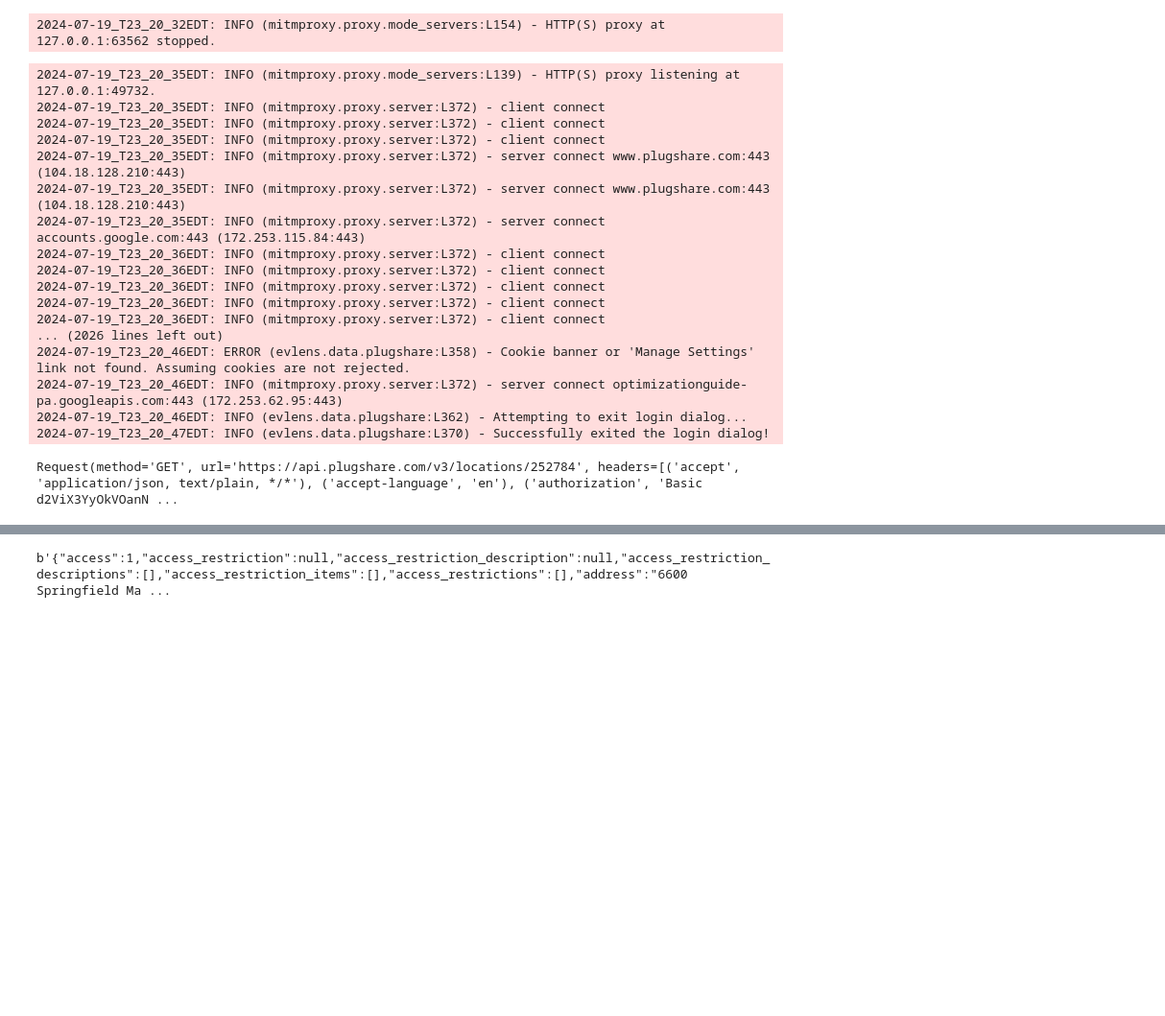
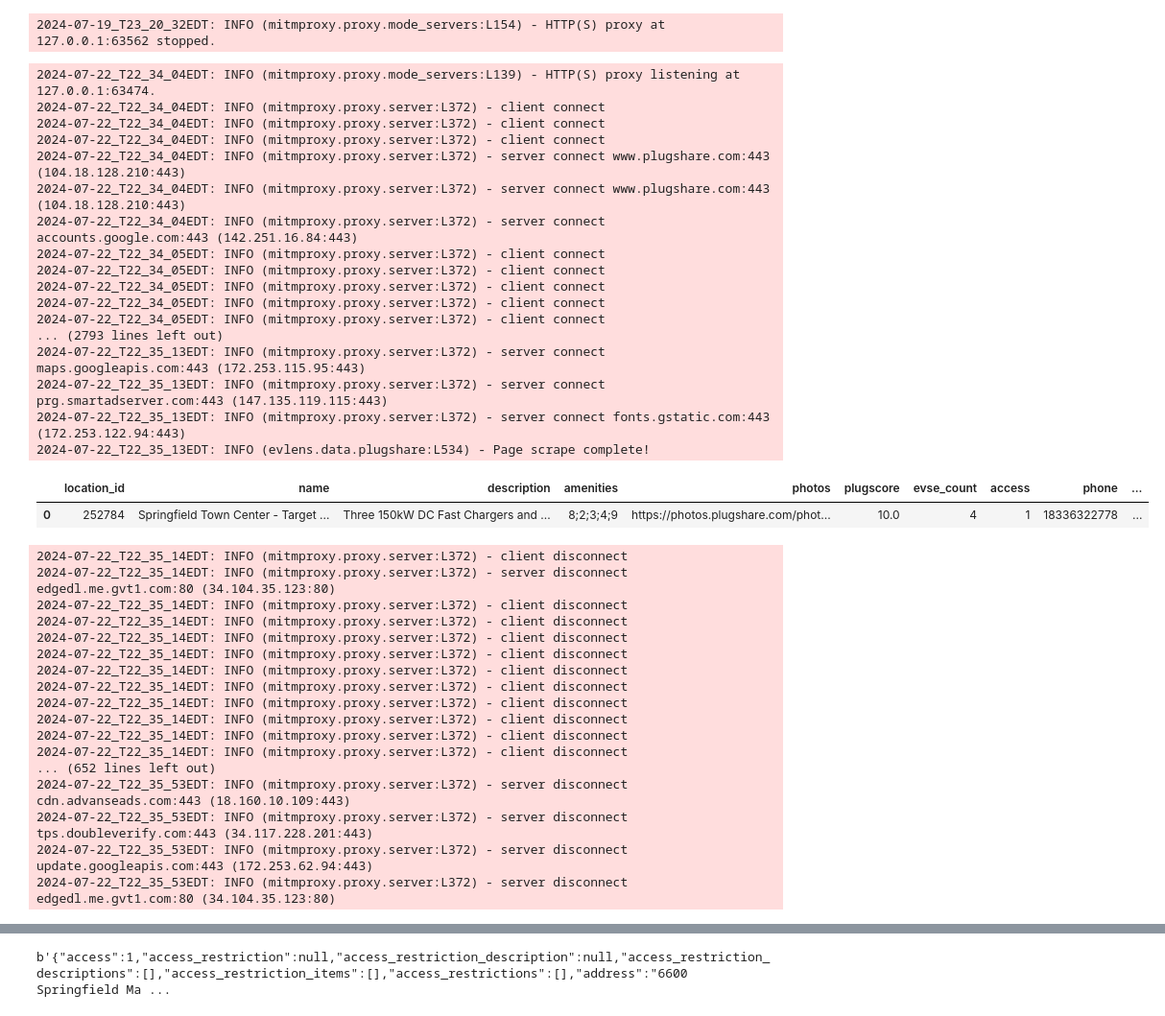
Before and after one commit to emigre459/evlens, a Jupyter notebook: notebooks/exploratory/0.1-DWRM-PlugshareScraping.ipynb, the cells around one changed output, grey strips where cells are left out. Shown at 96% size. Drawn from its saved outputs; the diff is of its cells as text; code cells hidden in the pictures; blank space fills up the shorter version.

Commit message:
Update MainMapScraper to use network packet API response instead of click-and-grab method

```diff
--- a/notebooks/exploratory/0.1-DWRM-PlugshareScraping.ipynb
+++ b/notebooks/exploratory/0.1-DWRM-PlugshareScraping.ipynb
@@ -161,45 +161,60 @@ s.driver.quit()
 # %%
 import nest_asyncio
 nest_asyncio.apply()
 
 s = MainMapScraper(
-        f"../../data/external/plugshare/07-19-2024/",
-        timeout=3,
-        progress_bars=True,
-        headless=False,
-        save_every=100
-    )
+    f"../../data/external/plugshare/07-19-2024/",
+    timeout=3,
+    progress_bars=True,
+    headless=False,
+    save_every=100
+)
 
 location_id = '252784'
-s.driver.get(f"https://www.plugshare.com/location/{location_id}")
-s.reject_all_cookies_dialog()
-s.exit_login_dialog()
+# s.driver.get(f"https://www.plugshare.com/location/{location_id}")
+# s.reject_all_cookies_dialog()
+# s.exit_login_dialog()
 
-r = s.driver.wait_for_request(
-    r'https://api.plugshare.com/v3/locations/' + location_id,
-    timeout=s.timeout
-)
-r
+df_station, df_checkins, df_evses = s.run([location_id])
+df_station
 
 # df = s._catch_api_response(location_id)
 # df.info()
 # df.head()
 # %% [output]
-2024-07-19_T23_20_35EDT: INFO (mitmproxy.proxy.mode_servers:L139) - HTTP(S) proxy listening at 127.0.0.1:49732.
-2024-07-19_T23_20_35EDT: INFO (mitmproxy.proxy.server:L372) - client connect
-2024-07-19_T23_20_35EDT: INFO (mitmproxy.proxy.server:L372) - client connect
-2024-07-19_T23_20_35EDT: INFO (mitmproxy.proxy.server:L372) - client connect
-2024-07-19_T23_20_35EDT: INFO (mitmproxy.proxy.server:L372) - server connect www.plugshare.com:443 (104.18.128.210:443)
-2024-07-19_T23_20_35EDT: INFO (mitmproxy.proxy.server:L372) - server connect www.plugshare.com:443 (104.18.128.210:443)
-2024-07-19_T23_20_35EDT: INFO (mitmproxy.proxy.server:L372) - server connect accounts.google.com:443 (172.253.115.84:443)
-2024-07-19_T23_20_36EDT: INFO (mitmproxy.proxy.server:L372) - client connect
-2024-07-19_T23_20_36EDT: INFO (mitmproxy.proxy.server:L372) - client connect
-2024-07-19_T23_20_36EDT: INFO (mitmproxy.proxy.server:L372) - client connect
-2024-07-19_T23_20_36EDT: INFO (mitmproxy.proxy.server:L372) - client connect
-2024-07-19_T23_20_36EDT: INFO (mitmproxy.proxy.server:L372) - client connect
-... (2026 lines left out)
-2024-07-19_T23_20_46EDT: ERROR (evlens.data.plugshare:L358) - Cookie banner or 'Manage Settings' link not found. Assuming cookies are not rejected.
-2024-07-19_T23_20_46EDT: INFO (mitmproxy.proxy.server:L372) - server connect optimizationguide-pa.googleapis.com:443 (172.253.62.95:443)
-2024-07-19_T23_20_46EDT: INFO (evlens.data.plugshare:L362) - Attempting to exit login dialog...
-2024-07-19_T23_20_47EDT: INFO (evlens.data.plugshare:L370) - Successfully exited the login dialog!
+2024-07-22_T22_34_04EDT: INFO (mitmproxy.proxy.mode_servers:L139) - HTTP(S) proxy listening at 127.0.0.1:63474.
+2024-07-22_T22_34_04EDT: INFO (mitmproxy.proxy.server:L372) - client connect
+2024-07-22_T22_34_04EDT: INFO (mitmproxy.proxy.server:L372) - client connect
+2024-07-22_T22_34_04EDT: INFO (mitmproxy.proxy.server:L372) - client connect
+2024-07-22_T22_34_04EDT: INFO (mitmproxy.proxy.server:L372) - server connect www.plugshare.com:443 (104.18.128.210:443)
+2024-07-22_T22_34_04EDT: INFO (mitmproxy.proxy.server:L372) - server connect www.plugshare.com:443 (104.18.128.210:443)
+2024-07-22_T22_34_04EDT: INFO (mitmproxy.proxy.server:L372) - server connect accounts.google.com:443 (142.251.16.84:443)
+2024-07-22_T22_34_05EDT: INFO (mitmproxy.proxy.server:L372) - client connect
+2024-07-22_T22_34_05EDT: INFO (mitmproxy.proxy.server:L372) - client connect
+2024-07-22_T22_34_05EDT: INFO (mitmproxy.proxy.server:L372) - client connect
+2024-07-22_T22_34_05EDT: INFO (mitmproxy.proxy.server:L372) - client connect
+2024-07-22_T22_34_05EDT: INFO (mitmproxy.proxy.server:L372) - client connect
+... (2793 lines left out)
+2024-07-22_T22_35_13EDT: INFO (mitmproxy.proxy.server:L372) - server connect maps.googleapis.com:443 (172.253.115.95:443)
+2024-07-22_T22_35_13EDT: INFO (mitmproxy.proxy.server:L372) - server connect prg.smartadserver.com:443 (147.135.119.115:443)
+2024-07-22_T22_35_13EDT: INFO (mitmproxy.proxy.server:L372) - server connect fonts.gstatic.com:443 (172.253.122.94:443)
+2024-07-22_T22_35_13EDT: INFO (evlens.data.plugshare:L534) - Page scrape complete!
+|  | location_id | name | description | amenities | photos | plugscore | evse_count | access | phone | ... |
+| 0 | 252784 | Springfield Town Center - Target ... | Three 150kW DC Fast Chargers and ... | 8;2;3;4;9 | https://photos.plugshare.com/phot... | 10.0 | 4 | 1 | 18336322778 | ... |
-Request(method='GET', url='https://api.plugshare.com/v3/locations/252784', headers=[('accept', 'application/json, text/plain, */*'), ('accept-language', 'en'), ('authorization', 'Basic d2ViX3YyOkVOanN ...
+2024-07-22_T22_35_14EDT: INFO (mitmproxy.proxy.server:L372) - client disconnect
+2024-07-22_T22_35_14EDT: INFO (mitmproxy.proxy.server:L372) - server disconnect edgedl.me.gvt1.com:80 (34.104.35.123:80)
+2024-07-22_T22_35_14EDT: INFO (mitmproxy.proxy.server:L372) - client disconnect
+2024-07-22_T22_35_14EDT: INFO (mitmproxy.proxy.server:L372) - client disconnect
+2024-07-22_T22_35_14EDT: INFO (mitmproxy.proxy.server:L372) - client disconnect
+2024-07-22_T22_35_14EDT: INFO (mitmproxy.proxy.server:L372) - client disconnect
+2024-07-22_T22_35_14EDT: INFO (mitmproxy.proxy.server:L372) - client disconnect
+2024-07-22_T22_35_14EDT: INFO (mitmproxy.proxy.server:L372) - client disconnect
+2024-07-22_T22_35_14EDT: INFO (mitmproxy.proxy.server:L372) - client disconnect
+2024-07-22_T22_35_14EDT: INFO (mitmproxy.proxy.server:L372) - client disconnect
+2024-07-22_T22_35_14EDT: INFO (mitmproxy.proxy.server:L372) - client disconnect
+2024-07-22_T22_35_14EDT: INFO (mitmproxy.proxy.server:L372) - client disconnect
+... (652 lines left out)
+2024-07-22_T22_35_53EDT: INFO (mitmproxy.proxy.server:L372) - server disconnect cdn.advanseads.com:443 (18.160.10.109:443)
+2024-07-22_T22_35_53EDT: INFO (mitmproxy.proxy.server:L372) - server disconnect tps.doubleverify.com:443 (34.117.228.201:443)
+2024-07-22_T22_35_53EDT: INFO (mitmproxy.proxy.server:L372) - server disconnect update.googleapis.com:443 (172.253.62.94:443)
+2024-07-22_T22_35_53EDT: INFO (mitmproxy.proxy.server:L372) - server disconnect edgedl.me.gvt1.com:80 (34.104.35.123:80)
```
Also changed, not shown: parts of 5 cells of this notebook, 1 other file.
